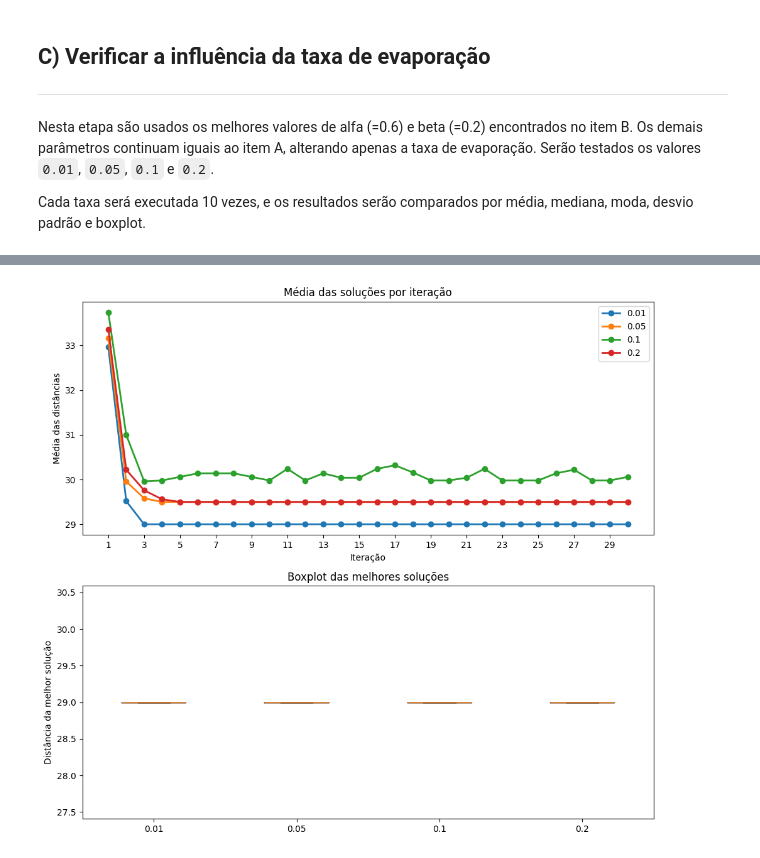
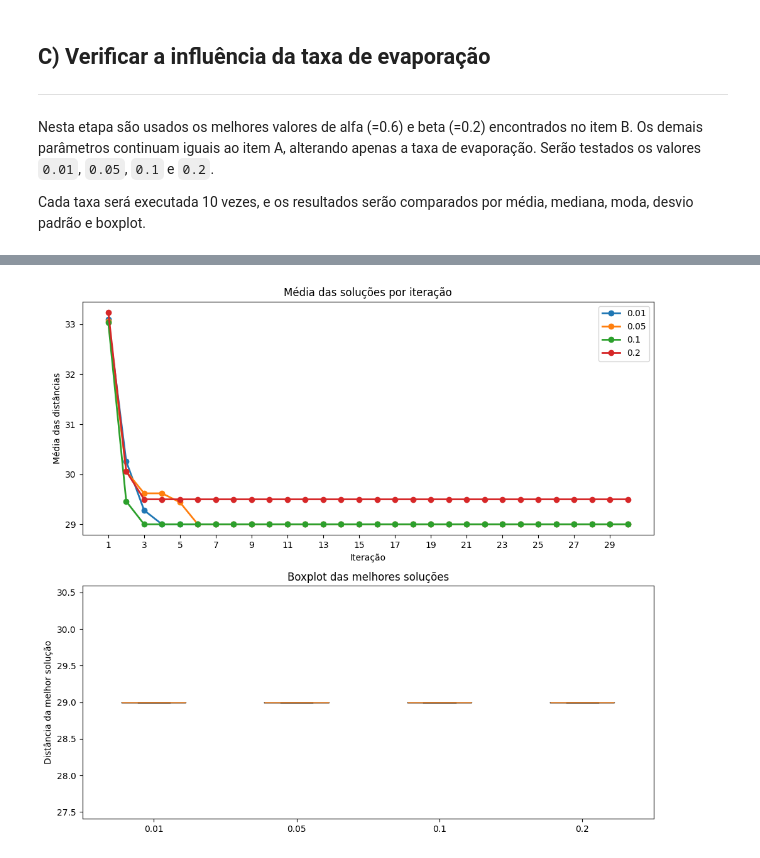
Before and after one commit to JoaoKSS/ACO_Caixeiro_Viajante, a Jupyter notebook: aco_tsp.ipynb, the cells around one changed output, grey strips where cells are left out. Saved outputs shown, nothing was run; the diff lists cells and outputs as text; code cells hidden in the pictures.

```diff
--- a/aco_tsp.ipynb
+++ b/aco_tsp.ipynb
@@ -612,6 +714,9 @@ repeticoes_c = 10
 resultados_c = []
 historicos_medios_c = {}
 melhor_alfa_c, melhor_beta_c = melhor_alfa_beta
+
+random.seed(42)
+np.random.seed(42)
 
 for evaporacao_teste in taxas_evaporacao_c:
     melhores_distancias = []
@@ -667,33 +772,11 @@ melhor_parametro_c = resultados_c_ordenados[0]
 melhor_evaporacao = melhor_parametro_c["evaporacao"]
 
 print("Comparação das taxas de evaporação")
-print(f"Alfa usado: {melhor_alfa_c}")
-print(f"Beta usado: {melhor_beta_c}")
-print(f"Execuções por configuração: {repeticoes_c}")
+print(f"Alfa usado: {melhor_alfa_c} | Beta usado: {melhor_beta_c}")
 print()
-print(
-    f"{'Evaporação':>18} | {'Média':>8} | {'Média dist.':>11} | {'Mediana':>8} | "
-    f"{'Moda':>8} | {'Desvio':>8} | {'Mínimo':>8} | {'Máximo':>8}"
-)
-print("-" * 96)
-for item in resultados_c:
-    estat = item["estatisticas"]
-    print(
-        f"{item['rotulo']:>18} | "
-        f"{estat['media']:>8.2f} | "
-        f"{item['media_distancias']:>11.2f} | "
-        f"{estat['mediana']:>8.2f} | "
-        f"{estat['moda']:>8.2f} | "
-        f"{estat['desvio_padrao']:>8.2f} | "
-        f"{estat['minimo']:>8.2f} | "
-        f"{estat['maximo']:>8.2f}"
-    )
-
-rota_escolhida_c = [cidades[i] for i in melhor_parametro_c["melhor_rota"]]
-rota_escolhida_c.append(rota_escolhida_c[0])
+imprimir_tabela_estatistica(resultados_c, "Evaporação")
 
 print()
-print(f"Melhor taxa de evaporação escolhida: {melhor_evaporacao}")
-print("Melhor rota observada com essa taxa:", " -> ".join(rota_escolhida_c))
+print(f"Melhor taxa de evaporação: {melhor_evaporacao}")
 # %% [output]
 Comparação das taxas de evaporação
@@ -713,29 +793,29 @@ Melhor rota observada com essa taxa: A -> E -> D -> C -> B -> A
 # %%
 fig, axes = plt.subplots(2, 1, figsize=(10, 9))
 
 for rotulo, historico_medio in historicos_medios_c.items():
     axes[0].plot(
         range(1, 31),
         historico_medio,
         marker="o",
         linewidth=2,
         label=rotulo,
     )
 
 axes[0].set_title("Média das soluções por iteração")
 axes[0].set_xlabel("Iteração")
 axes[0].set_ylabel("Média das distâncias")
 axes[0].set_xticks(range(1, 31, 2))
 axes[0].legend()
 
 axes[1].boxplot(
     [item["amostras"] for item in resultados_c],
-    labels=[item["rotulo"] for item in resultados_c],
+    tick_labels=[item["rotulo"] for item in resultados_c],
 )
 axes[1].set_title("Boxplot das melhores soluções")
 axes[1].set_ylabel("Distância da melhor solução")
 
 plt.tight_layout()
 plt.show()
 # %% [output]
-[figure, old version]
+[figure, new version]
```
Also changed, not shown: parts of 28 cells of this notebook.
